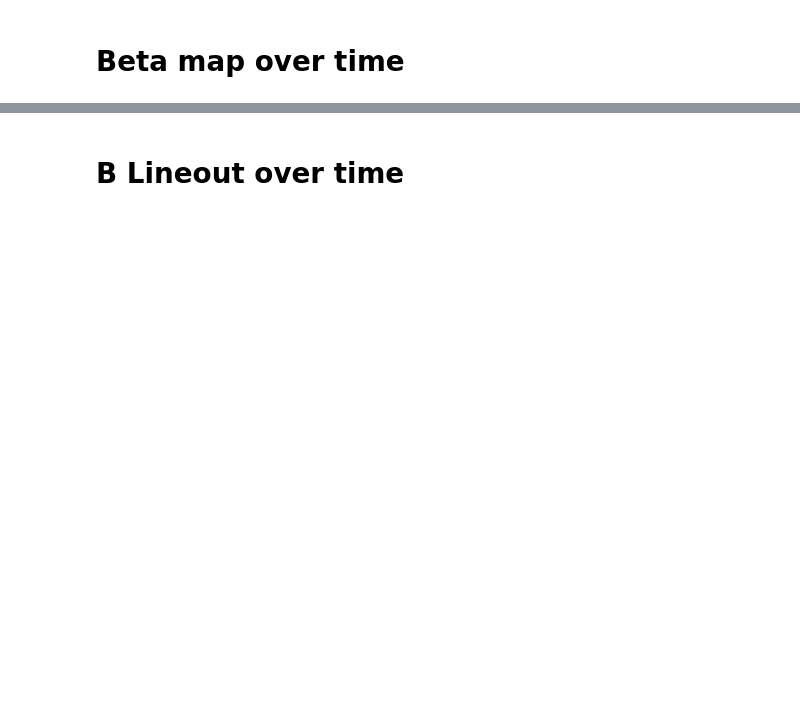
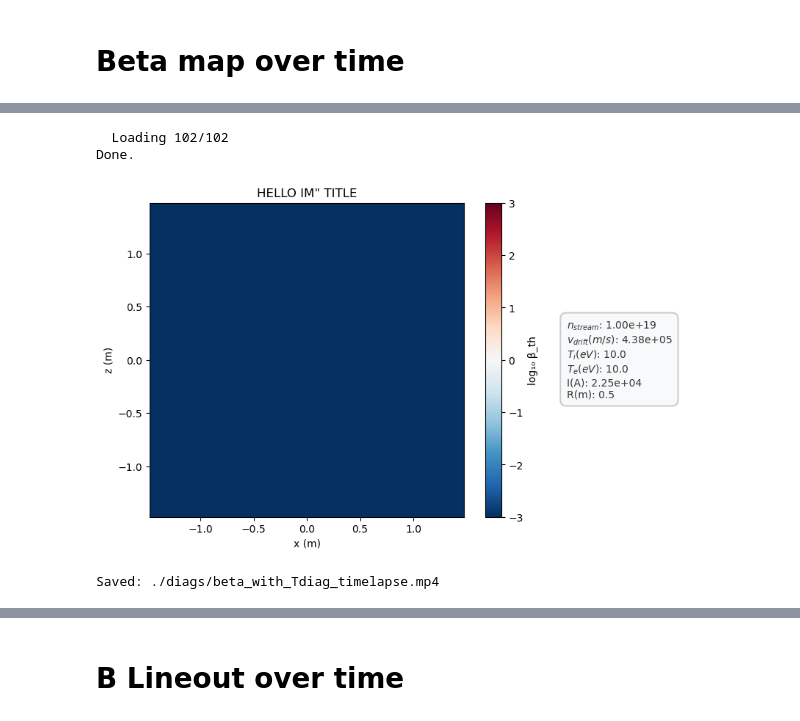
Before and after one commit to Justyunsart/WarpX_Polywell, a Jupyter notebook: postprocess/postprocess_single_coil_official_clean.ipynb, the cells around one changed output, grey strips where cells are left out. Saved outputs shown, nothing was run; the diff lists cells and outputs as text; code cells hidden in the pictures; blank space fills up the shorter version.

```diff
--- a/postprocess/postprocess_single_coil_official_clean.ipynb
+++ b/postprocess/postprocess_single_coil_official_clean.ipynb
@@ -225,0 +280,79 @@ print(f"Saved: {save_path}/beta_timelapse.mp4")
+# %%
+# ── Precompute ───────────────────────────────────────────────────
+beta_frames = []
+xs = zs = None
+
+sigma2s, vms = [], []
+
+for k, it in enumerate(iterations):
+    print(f"  Loading {k+1}/{len(iterations)}", end='\r')
+
+    Bx, info = series_f.get_field('B', coord='x', iteration=it, slice_across='y')
+    By, _    = series_f.get_field('B', coord='y', iteration=it, slice_across='y')
+    Bz, _    = series_f.get_field('B', coord='z', iteration=it, slice_across='y')
+    rho, _   = series_f.get_field('rho_stream_i', iteration=it, slice_across='y')
+    T_ion, _ = series_f.get_field('T_stream_i', iteration=it, slice_across='y')
+    #rho_bg, _ = series_f.get_field('rho_background_i', iteration=it, slice_across='y')
+
+    x, z, ux, uy, uz, w = series_p.get_particle(var_list=['x', 'z', 'ux', 'uy', 'uz', 'w'], iteration=it)
+    # ux = gamma * v / c
+    # https://warpx.readthedocs.io/en/26.01/usage/parameters.html#particle-push-charge-and-current-deposition-field-gathering
+    # under: <diag_name>.particle_fields.<field_name>(x,y,z,ux,uy,uz)
+    vx, vy, vz = ux * sc.c, uy * sc.c, uz * sc.c
+    vm = bin_moments(x, z, vx, vy, vz, w, info.x, info.z)
+    # sigma2s.append(sigma2)
+    vms.append(vm)
+
+    xs, zs = info.x, info.z
+
+    B2      = np.maximum(Bx**2 + By**2 + Bz**2, 1e-12)
+    n_stream_t       = np.abs(rho + 1e-12) / sc.e
+    p_i = n_stream_t * T_ion * sc.eV
+    p_e = n_stream * Te_J * (n_stream_t / n_stream)**(gamma)
+    #p_bg = n_bg_t * (Ti_J) + n_bg_t * sc.m_p * cfg.v_drift**2
+    v_bulk2 = vm[0]**2 + vm[1]**2 + vm[2]**2
+    p_ram = n_stream_t * sc.m_p * v_bulk2
+    p_tot = (p_i + p_e + p_ram)
+    beta_th = (p_tot) / (B2 / (2 * MU0))
+
+    beta_frames.append(gaussian_filter(np.log10(np.maximum(beta_th, 1e-3)), sigma=1))
+    #beta_frames.append(np.log10(np.maximum(beta_th, 1e-12)))
+
+print("\nDone.")
+
+# ── Animate ──────────────────────────────────────────────────────
+fig, (ax, ax_text) = plt.subplots(1, 2, figsize=(10, 5), layout='constrained', width_ratios=(2, 1))
+ax_text.axis('off')
+im = ax.imshow(beta_frames[0], origin='lower',
+               extent=[xs[0], xs[-1], zs[0], zs[-1]],
+               vmin=-3, vmax=3, cmap='RdBu_r', aspect='equal')
+contour_handle = [ax.contour(xs, zs, beta_frames[0], levels=[0.0],
+                             colors='k', linewidths=1.0)]
+plt.colorbar(im, ax=ax, label='log₁₀ β_th')
+ax.set_xlabel('x (m)')
+ax.set_ylabel('z (m)')
+title = ax.set_title('HELLO IM" TITLE')
+
+add_external_parameter_box(fig, static_params)
+
+plt.show()
+
+def update(k):
+    it = iterations[k]
+    im.set_data(beta_frames[k])
+    contour_handle[0].remove()
+    contour_handle[0] = ax.contour(xs, zs, beta_frames[k], levels=[0.0],
+                                   colors='k', linewidths=1.0)
+    t_us = series_f.t[k] * 1e6
+    title.set_text(f'β_th  step {it}  t = {t_us:.2f} µs')
+    return [im]
+
+ani = animation.FuncAnimation(fig, update, frames=len(iterations), interval=100)
+ani.save(f'{save_path}/beta_with_Tdiag_timelapse.mp4', writer='ffmpeg', fps=10, dpi=300)
+plt.close()
+print(f"Saved: {save_path}/beta_with_Tdiag_timelapse.mp4")
+# %% [output]
+  Loading 102/102
+Done.
+[figure, added]
+Saved: ./diags/beta_with_Tdiag_timelapse.mp4
```
Also changed, not shown: parts of 22 cells of this notebook.
